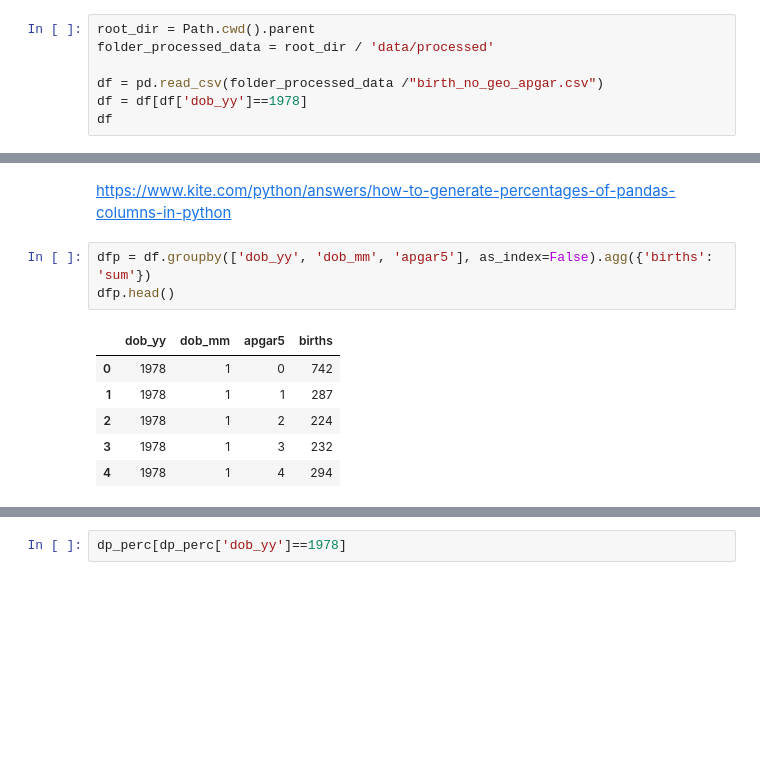
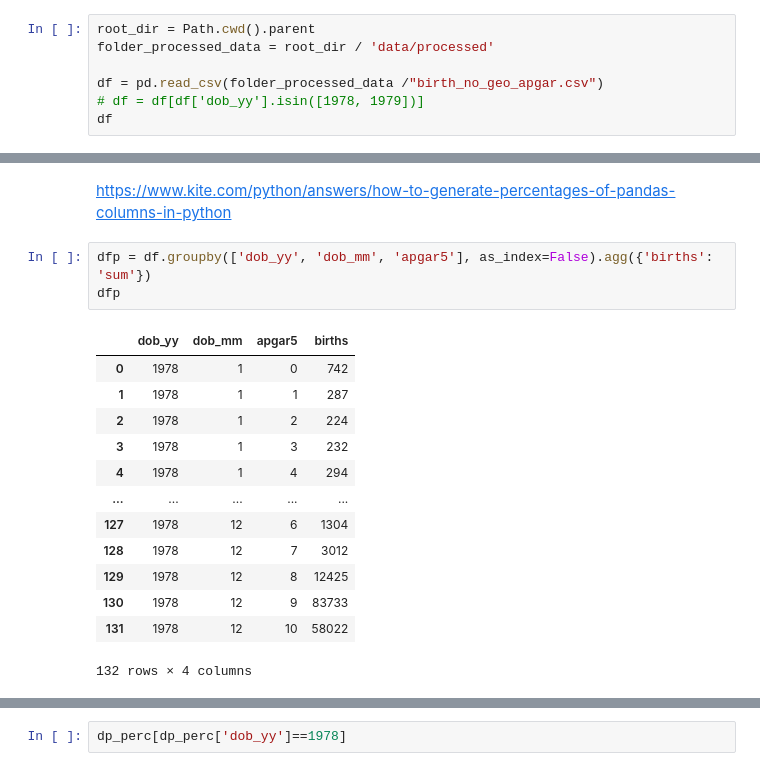
Before and after one commit to tvhahn/cdc-birth-data, a Jupyter notebook: notebooks/1.0-explore-apgar.ipynb, the cells around one changed output, grey strips where cells are left out. Saved outputs shown, nothing was run; the diff lists cells and outputs as text; blank space fills up the shorter version.

```diff
--- a/notebooks/1.0-explore-apgar.ipynb
+++ b/notebooks/1.0-explore-apgar.ipynb
@@ -143,7 +143,7 @@ root_dir = Path.cwd().parent
 folder_processed_data = root_dir / 'data/processed'
 
 df = pd.read_csv(folder_processed_data /"birth_no_geo_apgar.csv")
-df = df[df['dob_yy']==1978]
+# df = df[df['dob_yy'].isin([1978, 1979])]
 df
 # %% [output]
 |  | dob_yy | dob_mm | apgar5 | births |
@@ -186,12 +238,19 @@ df_count.groupby(level=0).apply(lambda x: 100 * x / x.sum())
 https://www.kite.com/python/answers/how-to-generate-percentages-of-pandas-columns-in-python
 # %%
 dfp = df.groupby(['dob_yy', 'dob_mm', 'apgar5'], as_index=False).agg({'births': 'sum'})
-dfp.head()
+dfp
 # %% [output]
 |  | dob_yy | dob_mm | apgar5 | births |
 | 0 | 1978 | 1 | 0 | 742 |
 | 1 | 1978 | 1 | 1 | 287 |
 | 2 | 1978 | 1 | 2 | 224 |
 | 3 | 1978 | 1 | 3 | 232 |
 | 4 | 1978 | 1 | 4 | 294 |
+| ... | ... | ... | ... | ... |
+| 127 | 1978 | 12 | 6 | 1304 |
+| 128 | 1978 | 12 | 7 | 3012 |
+| 129 | 1978 | 12 | 8 | 12425 |
+| 130 | 1978 | 12 | 9 | 83733 |
+| 131 | 1978 | 12 | 10 | 58022 |
+132 rows × 4 columns
 # %%
```
Also changed, not shown: parts of 10 cells of this notebook.
